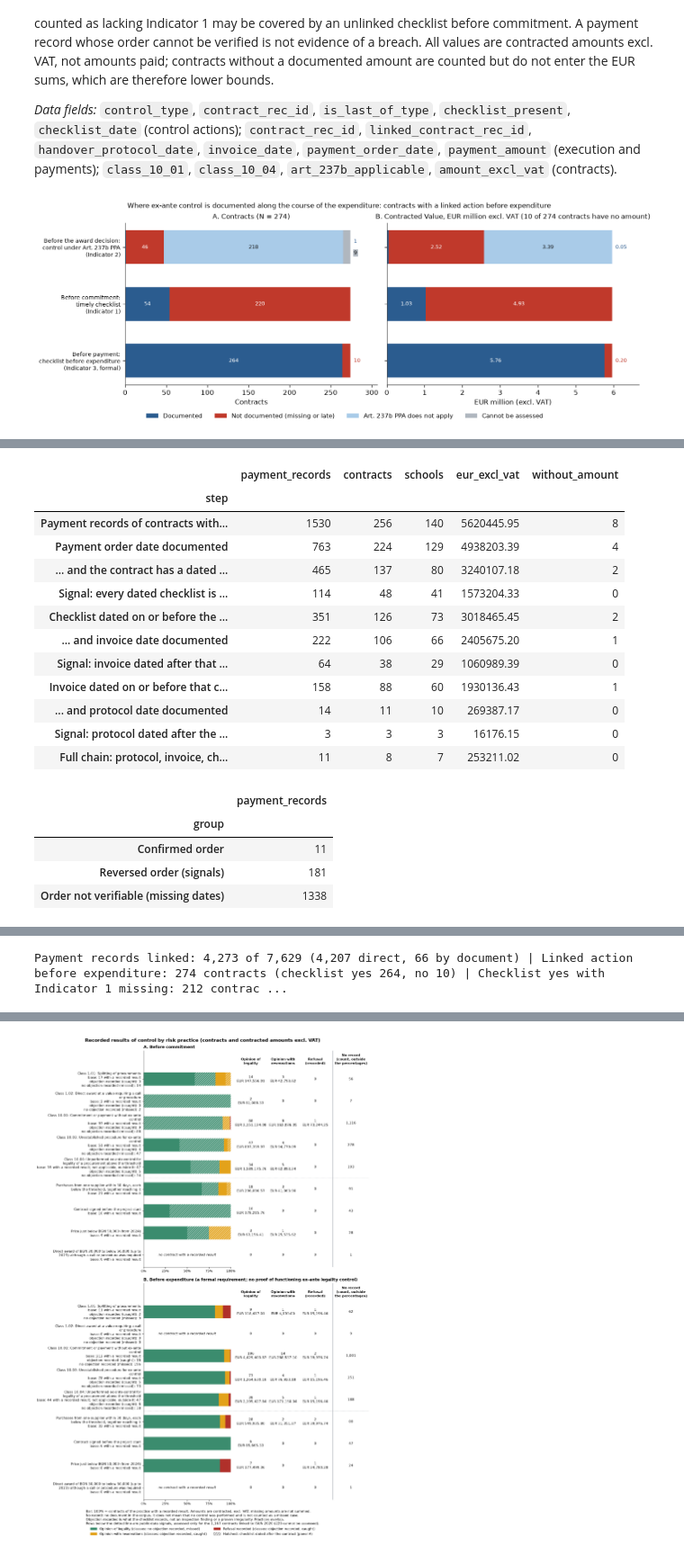
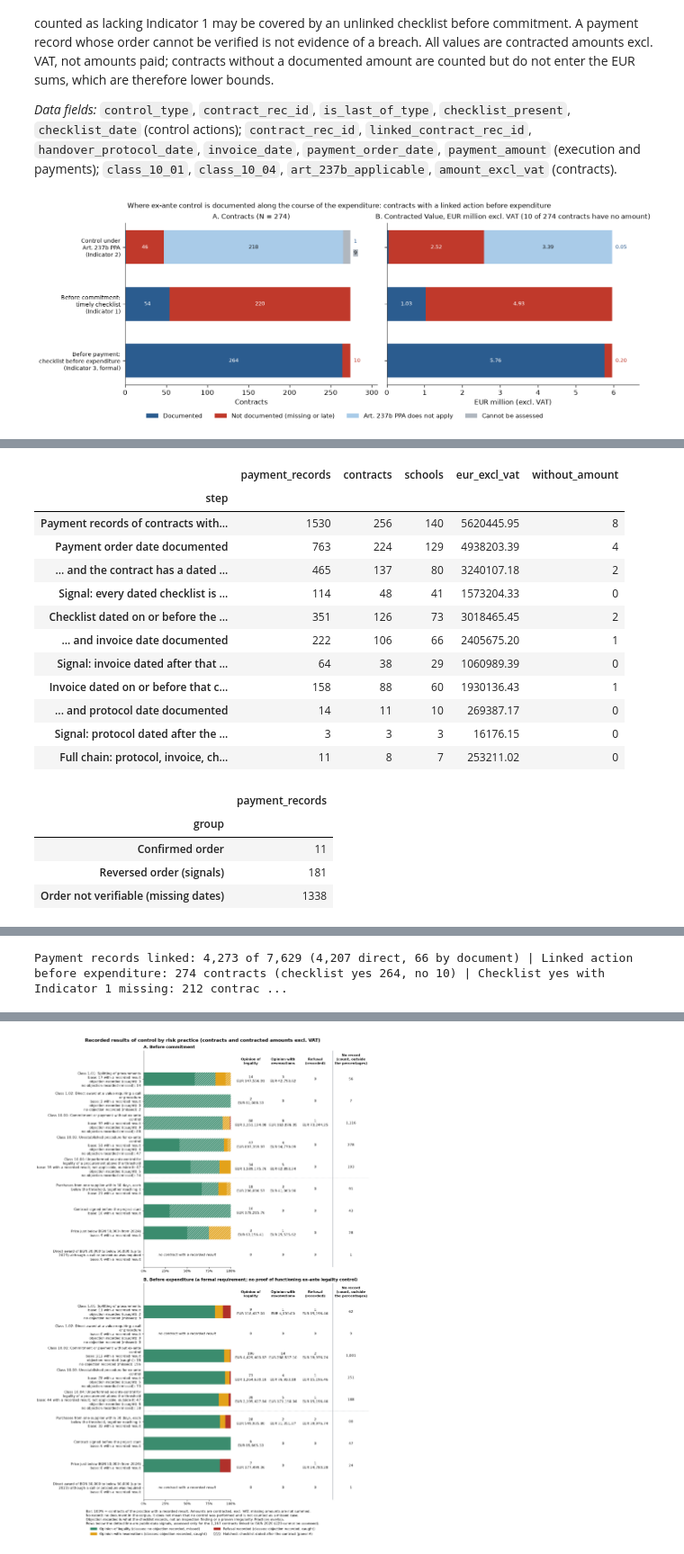
Before and after one commit to beluhov/ex-ante-legality-control-foi, a Jupyter notebook: FOI_ExAnte_Legality_Control.ipynb, the cells around one changed output, grey strips where cells are left out. Shown at 90% size. Saved outputs shown, nothing was run; the diff lists cells and outputs as text; code cells hidden in the pictures.

```diff
--- a/FOI_ExAnte_Legality_Control.ipynb
+++ b/FOI_ExAnte_Legality_Control.ipynb
@@ -2000,7 +2000,7 @@ ind2_not_applicable = applicability.isin(["НЕ", "неприложимо"])
 ind2_not_assessed = applicability == MISSING_MARKER
 no_row = pd.Series(False, index=pp_contracts.index)
 control_points = [
-    ("Before the award decision:\ncontrol under Art. 237b PPA\n(Indicator 2)", [ind2_documented, ind2_missing, ind2_not_applicable, ind2_not_assessed]),
+    ("Control under\nArt. 237b PPA\n(Indicator 2)", [ind2_documented, ind2_missing, ind2_not_applicable, ind2_not_assessed]),
     ("Before commitment:\ntimely checklist\n(Indicator 1)", [~ind1_missing, ind1_missing, no_row, no_row]),
     ("Before payment:\nchecklist before expenditure\n(Indicator 3, formal)", [checklist_value == "ДА", checklist_value == "НЕ", no_row, no_row]),
 ]
@@ -2060,34 +2060,34 @@ for ax, matrix, text_format in [(ax1, point_n.astype(float), "{:.0f}"), (ax2, po
     ax.set_xlim(0, total * 1.12)
     ax.spines[["top", "right"]].set_visible(False)
 ax1.set_xlabel("Contracts")
 ax1.set_title(f"A. Contracts (N = {base_n})", fontsize=10)
 ax2.set_xlabel("EUR million (excl. VAT)")
 ax2.set_title(f"B. Contracted Value, EUR million excl. VAT ({base_without_amount} of {base_n} contracts have no amount)", fontsize=10)
 ax1.tick_params(axis="y", labelsize=8.5)
 ax1.invert_yaxis()
 fig.legend(*ax1.get_legend_handles_labels(), fontsize=9, loc="outside lower center", ncols=4, frameon=False)
 fig.suptitle(
     "Where ex-ante control is documented along the course of the expenditure: contracts with a linked action before expenditure",
     fontsize=10,
 )
 save_fig_300(fig, "F7_pre_payment_asymmetry.png")
 plt.show()
 plt.close(fig)
 
 display(a.astype(object).T)
 display(payment_chain)
 display(chain_groups)
 display(chain_dates)
 
 print(
     f"Payment records linked: {len(pay_linked):,} of {len(execution_payments):,} ({pay_direct:,} direct, {pay_by_document} by document) | "
     f"Linked action before expenditure: {len(pp_contracts)} contracts (checklist yes {a['contracts_checklist_yes'].iloc[0]}, no {a['contracts_checklist_no'].iloc[0]}) | "
     f"Checklist yes with Indicator 1 missing: {a['contracts_checklist_yes'].iloc[1]} contracts, {fmt_eur(a['eur_excl_vat_checklist_yes'].iloc[1])} | "
     f"Checklist on or before payment order: {int(step_checklist.sum())} of {int(step_comparable.sum())} comparable records | "
     f"Full chain: {int(step_full.sum())} records | Unlinked checklist records: {len(pp_unlinked)} before expenditure, {pc_unlinked_n} before commitment"
 )
 # %% [output]
-[figure, old version]
+[figure, new version]
 | group | All contracts with a linked actio... | Indicator 1 missing or late | of which: no linked action before... | Indicator 2 missing (Art. 237b ap... | ... |
 | contracts | 274 | 220 | 191 | 46 | ... |
 | schools | 144 | 120 | 102 | 36 | ... |
```
Also changed, not shown: parts of 10 cells of this notebook, 6 other files.
